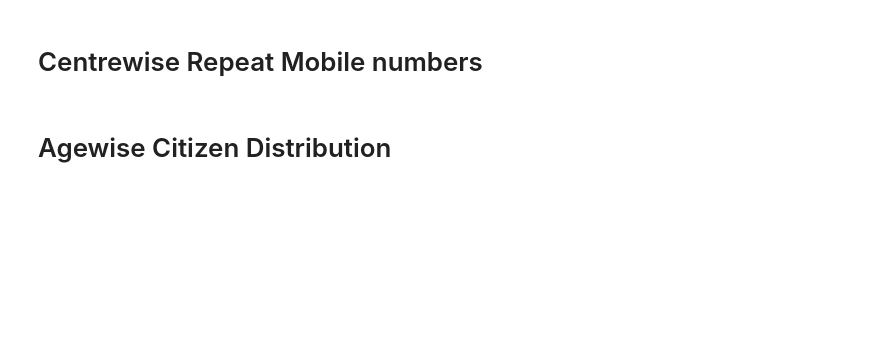
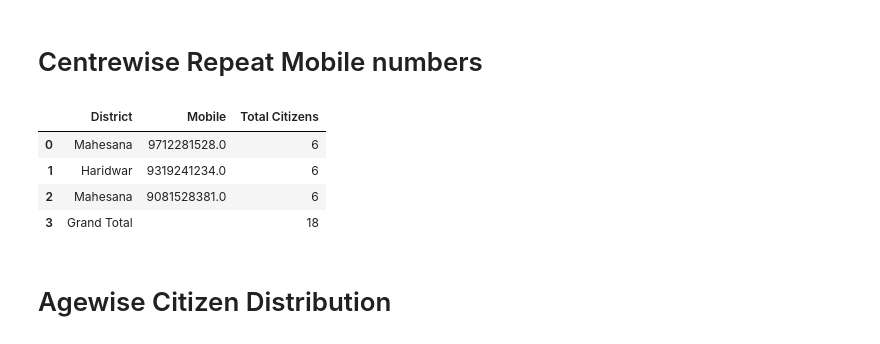
Before and after one commit to akashshahapure/Haqdarshak, a Jupyter notebook: Remove Duplicate for Dashboard-Manas Algo.ipynb, the cells around one changed output. Saved outputs shown, nothing was run; the diff lists cells and outputs as text; code cells hidden in the pictures; blank space fills up the shorter version.

```diff
--- a/Remove Duplicate for Dashboard-Manas Algo.ipynb
+++ b/Remove Duplicate for Dashboard-Manas Algo.ipynb
@@ -840,13 +1051,19 @@ fig.show()
 # %% [markdown]
 # Centrewise Repeat Mobile numbers
 # %%
-repeat_mobile = pd.pivot_table(data=unique_data, index=['District', 'Mobile', 'Citizen GUID'], values='Case Id', aggfunc='count').sort_values(by='Case Id', ascending=False).reset_index()
+repeat_mobile = pd.pivot_table(data=og_DF, index=['District', 'Mobile', 'Citizen GUID'], values='Case Id', aggfunc='count').sort_values(by='Case Id', ascending=False).reset_index()
 repeat_mobile = pd.pivot_table(data=repeat_mobile, index=['District', 'Mobile'], values='Citizen GUID', aggfunc='count').sort_values(by='Citizen GUID', ascending=False).reset_index()
-repeat_mobile = repeat_mobile[repeat_mobile['Citizen GUID']>30]
+repeat_mobile = repeat_mobile[repeat_mobile['Citizen GUID']>5]
 if repeat_mobile['Citizen GUID'].sum()>0:
     repeat_mobile.loc[len(repeat_mobile)] = ['Grand Total','',repeat_mobile['Citizen GUID'].sum()]
 repeat_mobile.rename(columns={"Citizen GUID":"Total Citizens"}, inplace=True)
 repeat_mobile.head()
+# %% [output]
+|  | District | Mobile | Total Citizens |
+| 0 | Mahesana | 9712281528.0 | 6 |
+| 1 | Haridwar | 9319241234.0 | 6 |
+| 2 | Mahesana | 9081528381.0 | 6 |
+| 3 | Grand Total |  | 18 |
 # %% [markdown]
 # Agewise Citizen Distribution
 # %%
```
Also changed, not shown: parts of 54 cells of this notebook, 26 other files.
